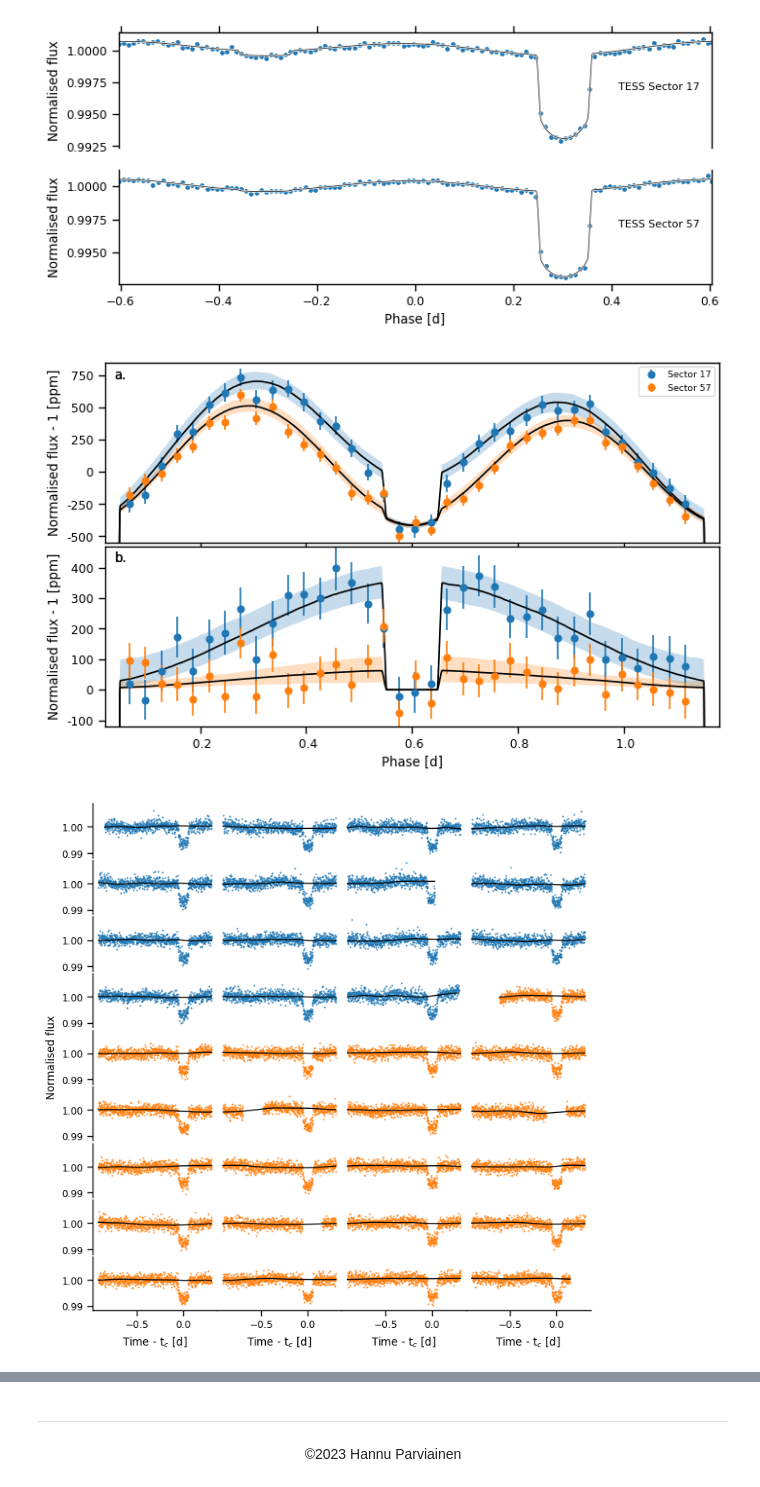
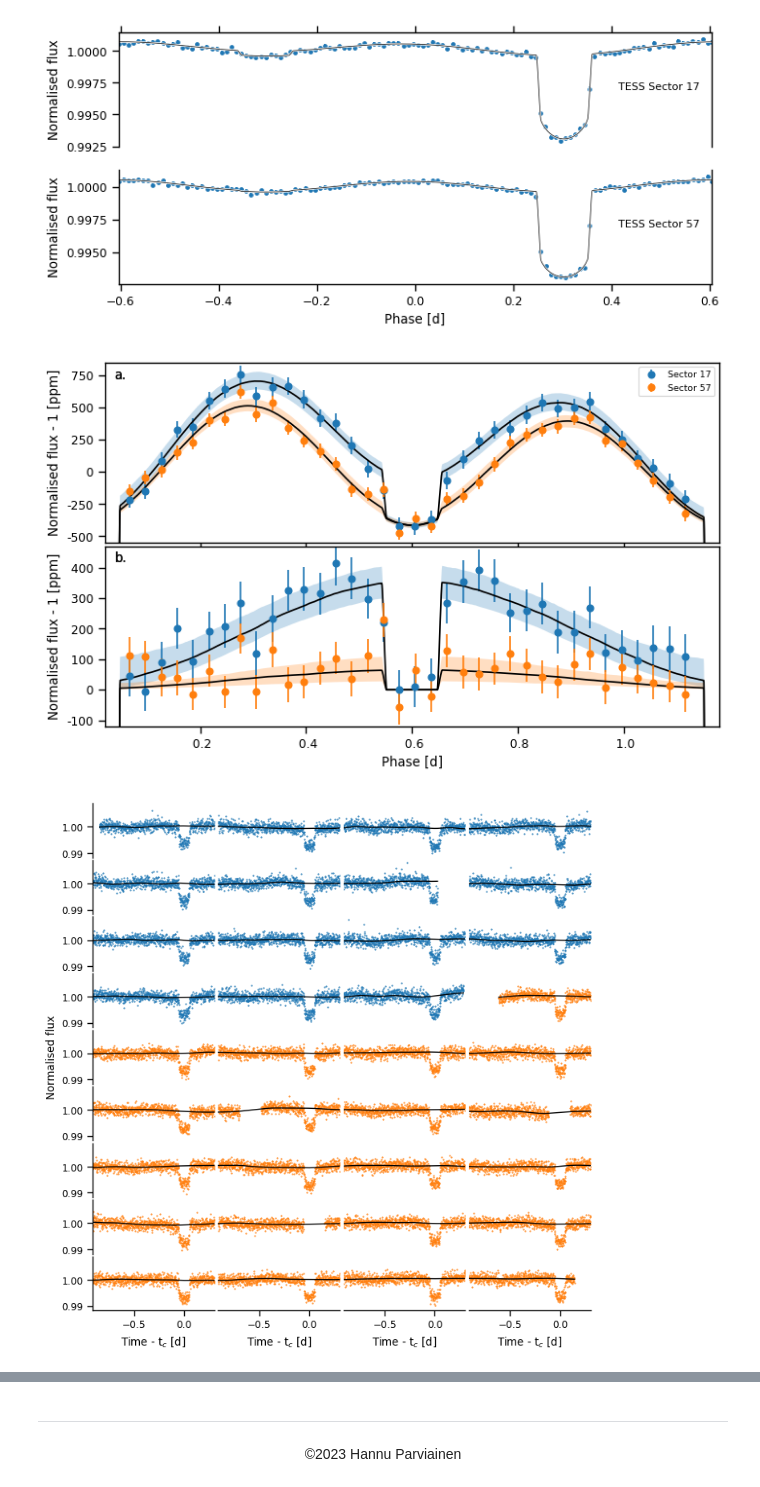
Before and after one commit to hpparvi/2023_KELT-1b, a Jupyter notebook: 02_plots.ipynb, the cells around one changed output, grey strips where cells are left out. Saved outputs shown, nothing was run; the diff lists cells and outputs as text; code cells hidden in the pictures.

```diff
--- a/02_plots.ipynb
+++ b/02_plots.ipynb
@@ -47,13 +57,22 @@ lpf.ps
 with xa.load_dataset('results/01_gp_fit.nc') as ds:
     df = pd.DataFrame(ds.mcmc_samples.values.reshape((-1, ds.parameter.size)),
                       columns=ds.parameter)
+# %%
+def predict_baseline(self, pv):
+    self.compute_gp(pv)
+    residuals = self.fluxes - squeeze(self.lpf.flux_model(pv))[self.mask]
+    bl = zeros_like(self.lpf.timea)
+    bl[self.mask] = self.gp.predict(residuals, self.times, return_cov=False)
+    return 1. + bl
 # %%
 pvs = permutation(df.values)[:400]
 pv = df.median().values
 fms = lpf.flux_model(pvs)
-bls = array([lpf._lnlikelihood_models[0].predict_baseline(pv) for pv in pvs])
+bls = array([predict_baseline(lpf._lnlikelihood_models[0], pv) for pv in pvs])
+#bls = array([lpf._lnlikelihood_models[0].predict_baseline(pv) for pv in pvs])
 sl = lpf.lcslices[1]
-bls[:, sl] = array([lpf._lnlikelihood_models[1].predict_baseline(pv) for pv in pvs])[:, sl]
+bls[:, sl] = array([predict_baseline(lpf._lnlikelihood_models[1], pv) for pv in pvs])[:, sl]
+#bls[:, sl] = array([lpf._lnlikelihood_models[1].predict_baseline(pv) for pv in pvs])[:, sl]
 # %%
 mbls = lpf.baseline(pvs)
 # %%
@@ -133,34 +152,34 @@ with sb.plotting_context('paper'):
     fig.subplots_adjust(left=0.1, right=0.99, bottom=0.1, top=0.98, hspace=0.02)
     fig.savefig('plots/02_zoomed_phase_curve.pdf')
 # %% [output]
-[figure, old version]
+[figure, new version]
 # %%
 eps = epoch(lpf.timea, pv[0]-0.25*pv[1], pv[1])
 ueps = unique(eps)
 
 with sb.plotting_context('paper'):
     fig, axs = subplots(9, 4, figsize=(AAPGW, AAPGW), sharex='all', sharey='all')
     iax = 0
     for i, e in enumerate(ueps):
         m = eps == e
         if m.sum() > 350:
             t0 = pv[0] + pv[1]*ueps[i]
-            axs.flat[iax].plot(lpf.timea[m]-t0, lpf.ofluxa[m], '.', c=f"C{lpf.lcids[m][0]}", ms=1)
+            axs.flat[iax].plot(lpf.timea[m]-t0, lpf.ofluxa[m], '.', c=f"C{lpf.lcids[m][0]}", ms=1, rasterized=True)
             axs.flat[iax].plot(lpf.timea[m]-t0, bl[m], 'k', lw=1)
             iax += 1
 setp(axs[-1], xlabel='Time - t$_c$ [d]')
 [sb.despine(ax=ax, right=True, left=True, bottom=True) for ax in axs[:-1,1:].flat]
 [sb.despine(ax=ax, right=True, bottom=True) for ax in axs[:-1,0].flat]
 [sb.despine(ax=ax, right=True, left=True) for ax in axs[-1,1:].flat]
 sb.despine(ax=axs[-1, 0])
 for ax in axs[:-1, :].flat:
     setp(ax.get_xticklines(), visible=False)
 for ax in axs[:, 1:].flat:
     setp(ax.get_yticklines(), visible=False)
 setp(axs[4,0], ylabel='Normalised flux')
-
+axs[0,0].autoscale(axis='x', tight=True)
 fig.tight_layout()
-fig.subplots_adjust(hspace=0.05, wspace=0)
-fig.savefig('plots/03_light_curves.pdf')
+fig.subplots_adjust(hspace=0.05, wspace=0.03)
+fig.savefig('plots/03_light_curves.pdf', dpi=300)
 # %% [output]
-[figure, old version]
+[figure, new version]
```
Also changed, not shown: parts of 6 cells of this notebook, 3 other files.
